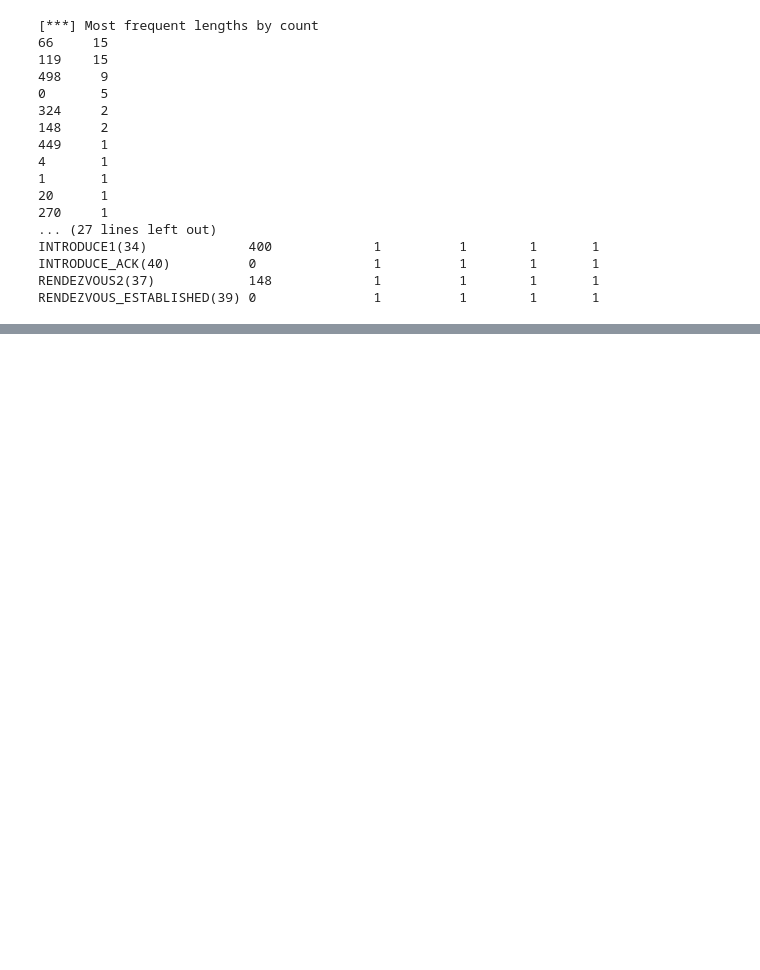
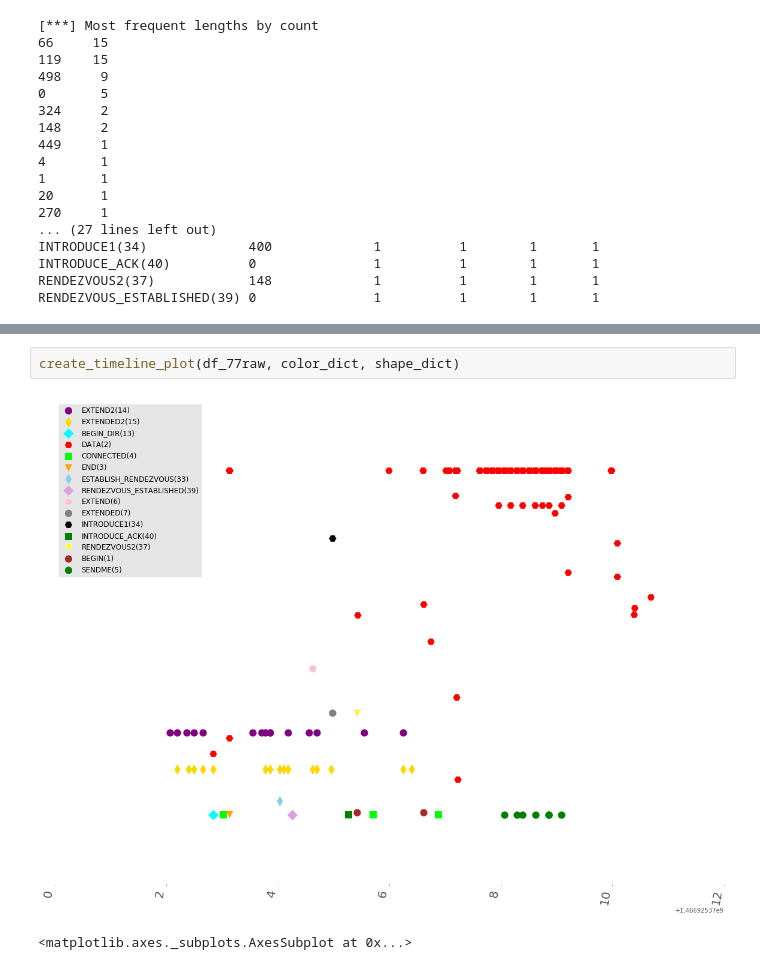
Before and after one commit to redshiftzero/fun-with-fingerprinting, a Jupyter notebook: exploration/single_trace_level_data_exploration.ipynb, the cells around one changed output, grey strips where cells are left out. Saved outputs shown, nothing was run; the diff lists cells and outputs as text; blank space fills up the shorter version.

```diff
--- a/exploration/single_trace_level_data_exploration.ipynb
+++ b/exploration/single_trace_level_data_exploration.ipynb
@@ -157,0 +274,5 @@ RENDEZVOUS_ESTABLISHED(39) 0               1          1        1       1
+# %%
+create_timeline_plot(df_77raw, color_dict, shape_dict)
+# %% [output]
+[figure, added]
+<matplotlib.axes._subplots.AxesSubplot at 0x...>
```
Also changed, not shown: parts of 7 cells of this notebook.
